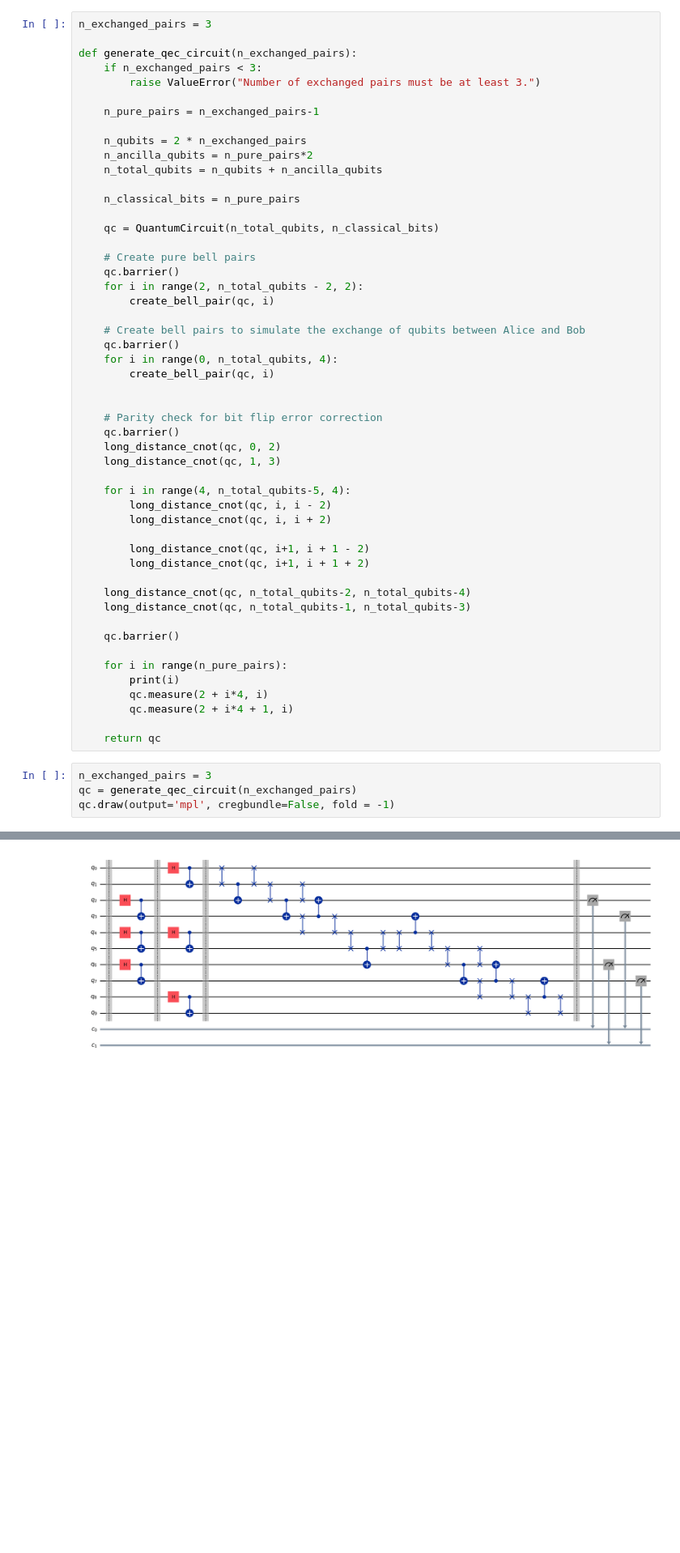
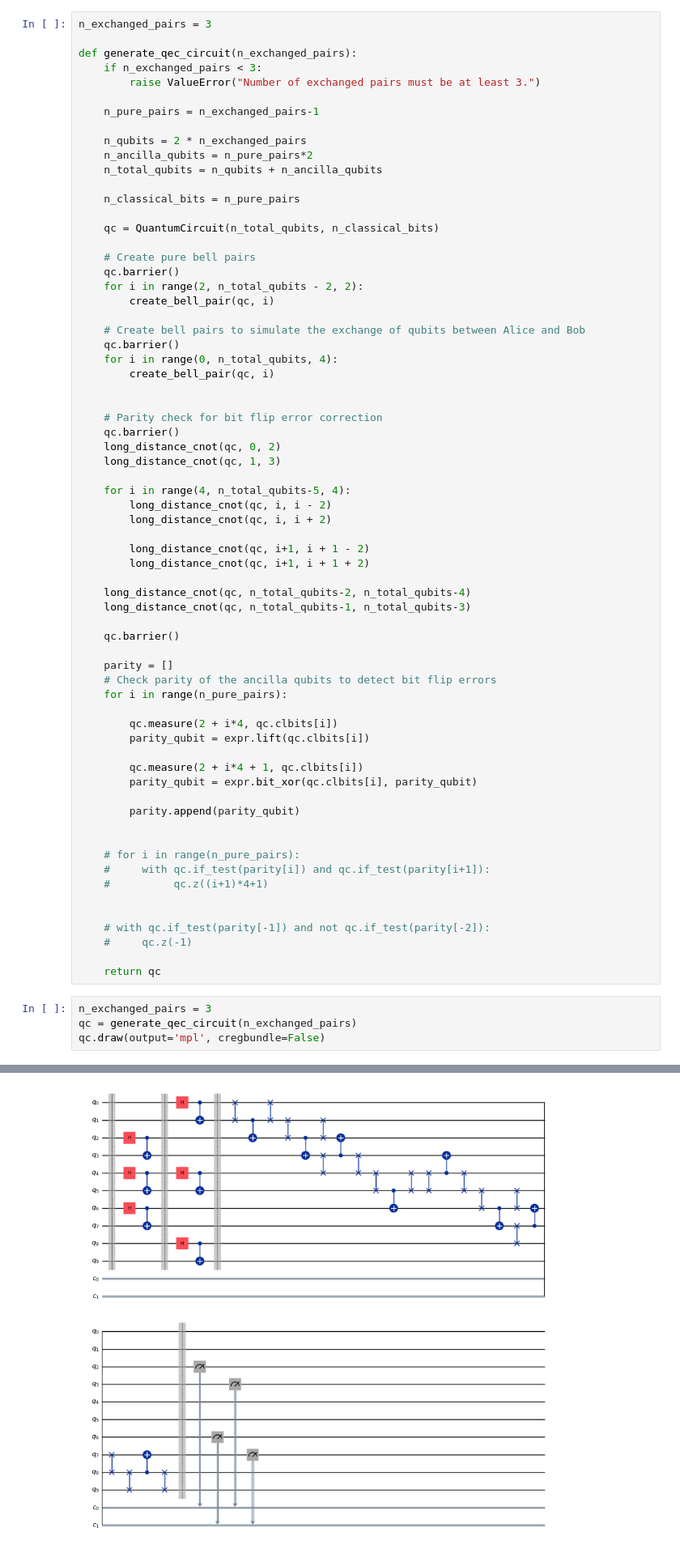
Before and after one commit to pedro2mj/qkd-quantum-error-correction, a Jupyter notebook: qec_code.ipynb, the cells around one changed output, grey strips where cells are left out. Shown at 81% size. Cells and saved outputs as stored; diff of their text form; blank space fills up the shorter version.

Commit message:
measurements

```diff
--- a/qec_code.ipynb
+++ b/qec_code.ipynb
@@ -71,14 +71,30 @@ def generate_qec_circuit(n_exchanged_pairs):
 
     qc.barrier()
 
+    parity = []
+    # Check parity of the ancilla qubits to detect bit flip errors
     for i in range(n_pure_pairs):
-        print(i)
-        qc.measure(2 + i*4, i)
-        qc.measure(2 + i*4 + 1, i)
+
+        qc.measure(2 + i*4, qc.clbits[i])
+        parity_qubit = expr.lift(qc.clbits[i])
+
+        qc.measure(2 + i*4 + 1, qc.clbits[i])
+        parity_qubit = expr.bit_xor(qc.clbits[i], parity_qubit)
+
+        parity.append(parity_qubit)
+
+
+    # for i in range(n_pure_pairs):
+    #     with qc.if_test(parity[i]) and qc.if_test(parity[i+1]):
+    #          qc.z((i+1)*4+1)
+
+
+    # with qc.if_test(parity[-1]) and not qc.if_test(parity[-2]):
+    #     qc.z(-1)
 
     return qc
 # %%
 n_exchanged_pairs = 3
 qc = generate_qec_circuit(n_exchanged_pairs)
-qc.draw(output='mpl', cregbundle=False, fold = -1)
+qc.draw(output='mpl', cregbundle=False)
 # %% [output]
@@ -87 +101 @@ qc.draw(output='mpl', cregbundle=False, fold = -1)
-[figure, old version]
+[figure, new version]
```
Also changed, not shown: parts of 1 cell of this notebook.
